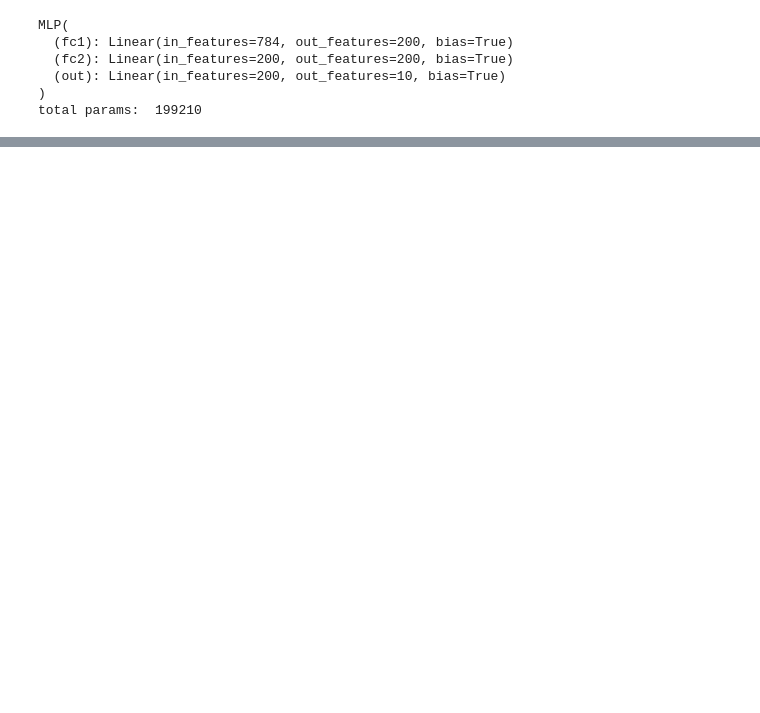
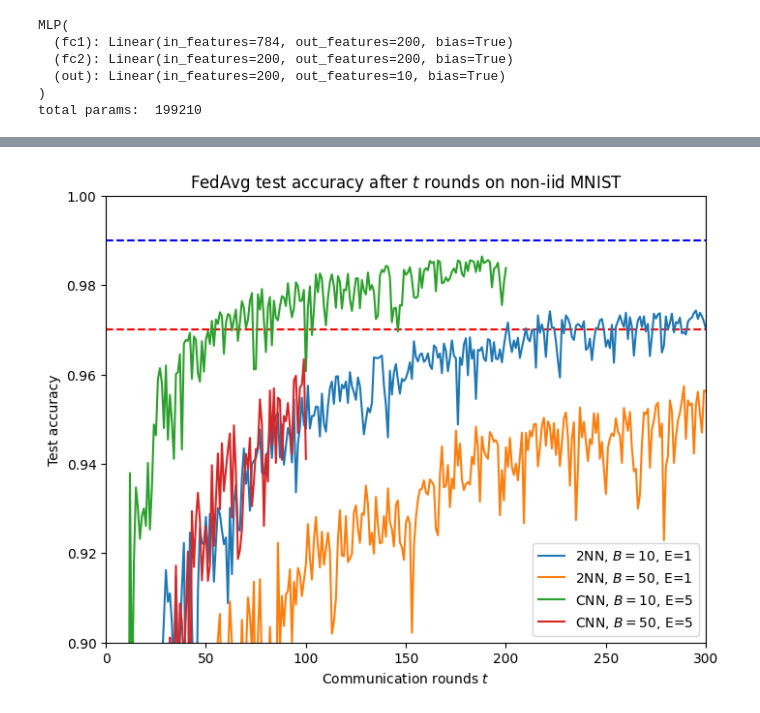
Before and after one commit to sangjun315/FedAvg-Pytorch, a Jupyter notebook: Fed_Avg.ipynb, the cells around one changed output, grey strips where cells are left out. Saved outputs shown, nothing was run; the diff lists cells and outputs as text; code cells hidden in the pictures; blank space fills up the shorter version.

```diff
--- a/Fed_Avg.ipynb
+++ b/Fed_Avg.ipynb
@@ -499,15 +577,17 @@ plt.show()
 # %%
 x = np.arange(1,301)
 plt.figure(figsize=(8,6))
 plt.title("FedAvg test accuracy after $t$ rounds on non-iid MNIST")
 plt.xlabel("Communication rounds $t$")
 plt.ylabel("Test accuracy")
-plt.axis([0, 300, 0.85, 1])
+plt.axis([0, 300, 0.90, 1])
 plt.axhline(y=0.97, color='r', linestyle='dashed')
 plt.axhline(y=0.99, color='b', linestyle='dashed')
-plt.plot(x, acc_mlp_noniid_m10[:300], label='2NN, $m=10$, E=1')
-plt.plot(x, acc_mlp_noniid_m50, label='2NN, $m=50$, E=1')
-plt.plot(x[:200], acc_cnn_noniid_m10, label='CNN, $m=10$, E=5')
-plt.plot(x[:100], acc_cnn_noniid_m50, label='CNN, $m=50$, E=5')
+plt.plot(x, acc_mlp_noniid_m10[:300], label='2NN, $B=10$, E=1')
+plt.plot(x, acc_mlp_noniid_b50, label='2NN, $B=50$, E=1')
+plt.plot(x[:200], acc_cnn_noniid_m10, label='CNN, $B=10$, E=5')
+plt.plot(x[:100], acc_cnn_noniid_b50, label='CNN, $B=50$, E=5')
 plt.legend()
 plt.show()
+# %% [output]
+[figure, added]
```
Also changed, not shown: parts of 15 cells of this notebook.
